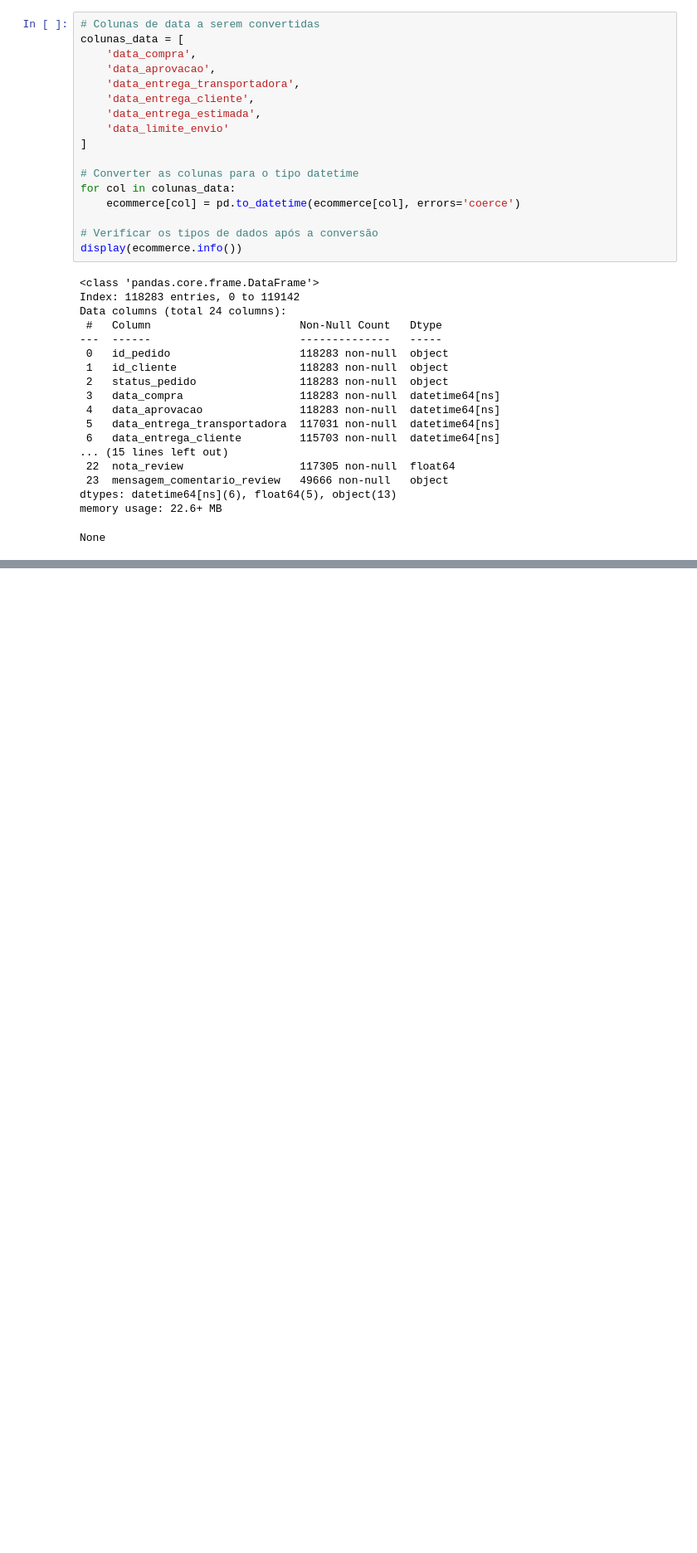
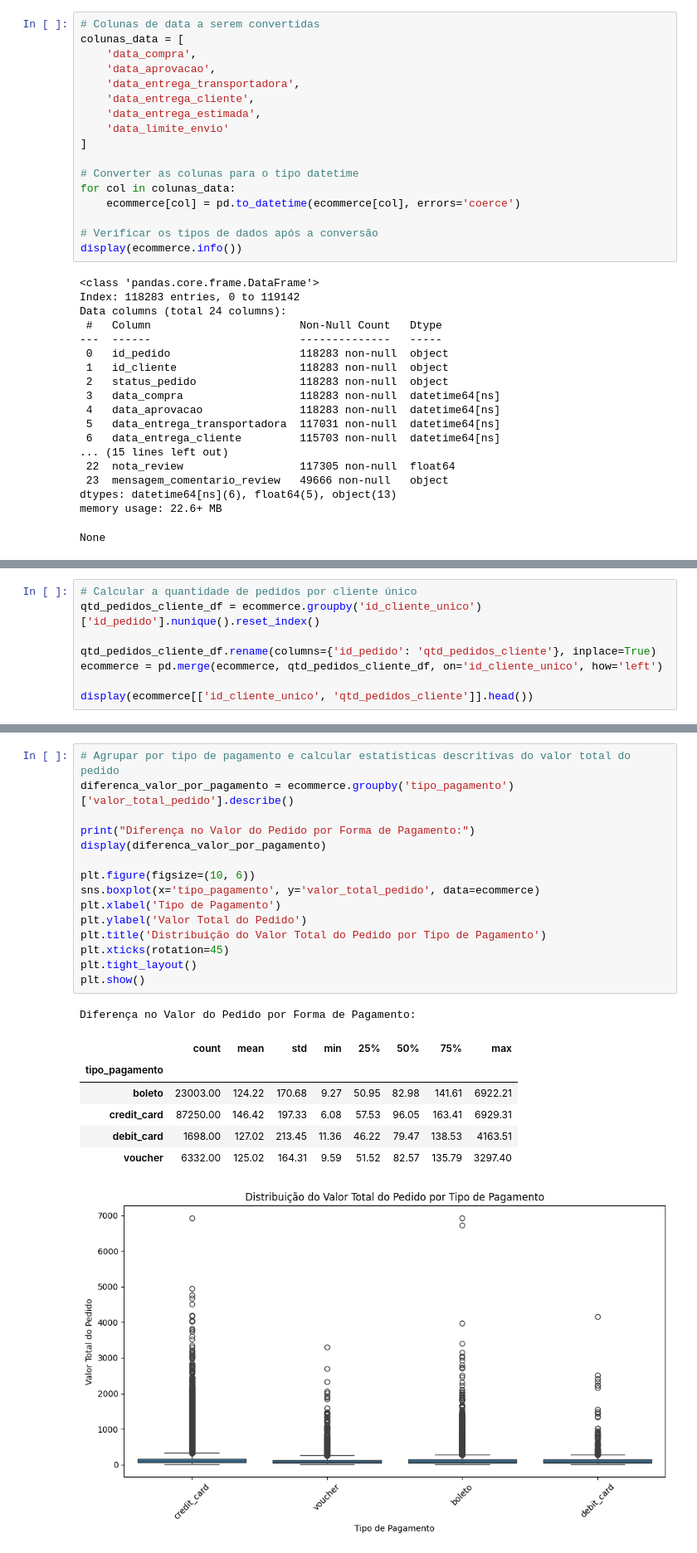
Before and after one commit to Emilly-Rosa/Brazilian-E-Commerce-Analysis, a Jupyter notebook: Brazilian_E_Commerce_Analysis.ipynb, the cells around one changed output, grey strips where cells are left out. Shown at 83% size. Saved outputs shown, nothing was run; the diff lists cells and outputs as text; blank space fills up the shorter version.

```diff
--- a/Brazilian_E_Commerce_Analysis.ipynb
+++ b/Brazilian_E_Commerce_Analysis.ipynb
@@ -1087,0 +1191,8 @@ Análise Aprofundada e Visualização: Começar a fazer perguntas sobre os dados
+# %%
+# Calcular a quantidade de pedidos por cliente único
+qtd_pedidos_cliente_df = ecommerce.groupby('id_cliente_unico')['id_pedido'].nunique().reset_index()
+
+qtd_pedidos_cliente_df.rename(columns={'id_pedido': 'qtd_pedidos_cliente'}, inplace=True)
+ecommerce = pd.merge(ecommerce, qtd_pedidos_cliente_df, on='id_cliente_unico', how='left')
+
+display(ecommerce[['id_cliente_unico', 'qtd_pedidos_cliente']].head())
@@ -1087,0 +1815,24 @@ Análise Aprofundada e Visualização: Começar a fazer perguntas sobre os dados
+# %%
+# Agrupar por tipo de pagamento e calcular estatísticas descritivas do valor total do pedido
+diferenca_valor_por_pagamento = ecommerce.groupby('tipo_pagamento')['valor_total_pedido'].describe()
+
+print("Diferença no Valor do Pedido por Forma de Pagamento:")
+display(diferenca_valor_por_pagamento)
+
+plt.figure(figsize=(10, 6))
+sns.boxplot(x='tipo_pagamento', y='valor_total_pedido', data=ecommerce)
+plt.xlabel('Tipo de Pagamento')
+plt.ylabel('Valor Total do Pedido')
+plt.title('Distribuição do Valor Total do Pedido por Tipo de Pagamento')
+plt.xticks(rotation=45)
+plt.tight_layout()
+plt.show()
+# %% [output]
+Diferença no Valor do Pedido por Forma de Pagamento:
+|  | count | mean | std | min | 25% | 50% | 75% | max |
+| tipo_pagamento |  |  |  |  |  |  |  |  |
+| boleto | 23003.00 | 124.22 | 170.68 | 9.27 | 50.95 | 82.98 | 141.61 | 6922.21 |
+| credit_card | 87250.00 | 146.42 | 197.33 | 6.08 | 57.53 | 96.05 | 163.41 | 6929.31 |
+| debit_card | 1698.00 | 127.02 | 213.45 | 11.36 | 46.22 | 79.47 | 138.53 | 4163.51 |
+| voucher | 6332.00 | 125.02 | 164.31 | 9.59 | 51.52 | 82.57 | 135.79 | 3297.40 |
+[figure, added]
```
Also changed, not shown: parts of 71 cells of this notebook.
